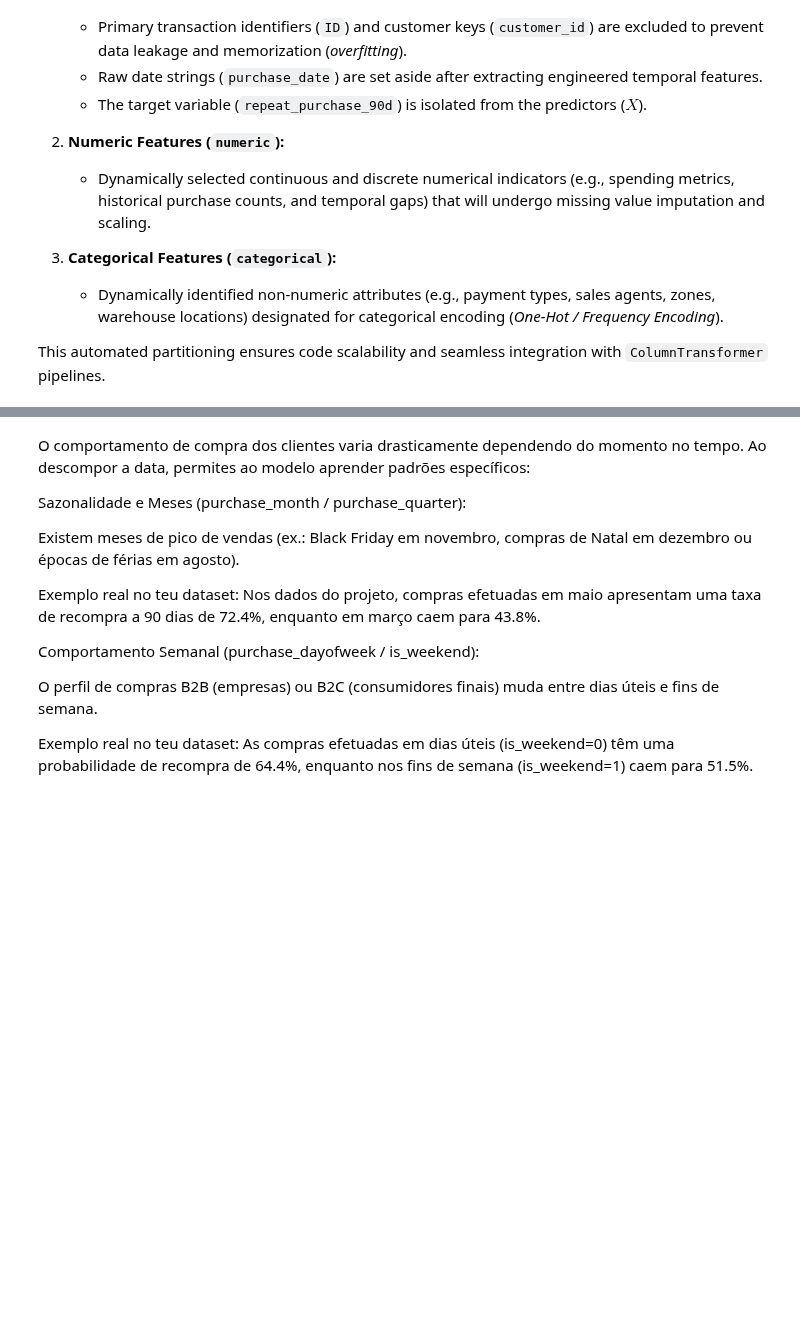
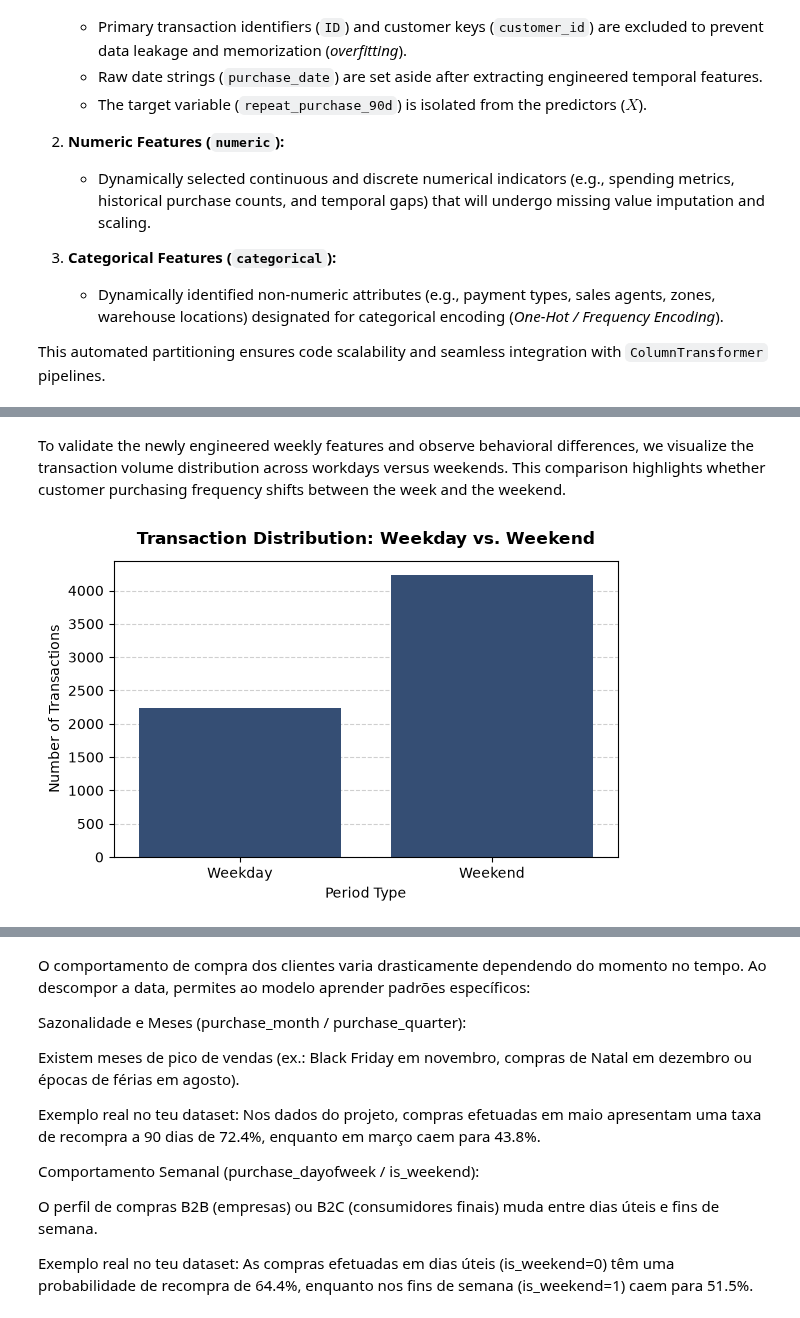
Before and after one commit to Diogosousa03/ML_Grupo18, a Jupyter notebook: notebooks/train/2_DataCleaning.ipynb, the cells around one changed output, grey strips where cells are left out. Drawn from its saved outputs; the diff is of its cells as text; code cells hidden in the pictures; blank space fills up the shorter version.

```diff
--- a/notebooks/train/2_DataCleaning.ipynb
+++ b/notebooks/train/2_DataCleaning.ipynb
@@ -91,0 +165,22 @@ df_clean['purchase_date'] = pd.to_datetime(df_clean['purchase_date'])
+# %%
+inputFile = "/Users/renata/Library/CloudStorage/OneDrive-NOVAIMS/mestrado/1semestre/AprendizagemAutomatica(S1)/ProjectML/ML_Grupo18/data/trainDataset/train_2_3.csv"
+outputFile = "/Users/renata/Library/CloudStorage/OneDrive-NOVAIMS/mestrado/1semestre/AprendizagemAutomatica(S1)/ProjectML/ML_Grupo18/data/trainDataset/train_2_4.csv"
+
+# Ensure purchase_date is formatted as datetime
+df_clean['purchase_date'] = pd.to_datetime(df_clean['purchase_date'])
+
+# Extraction of cyclic and temporal attributes based on our annual monthly distribution
+df_clean['purchase_year'] = df_clean['purchase_date'].dt.year
+df_clean['purchase_month'] = df_clean['purchase_date'].dt.month
+df_clean['purchase_day'] = df_clean['purchase_date'].dt.day
+df_clean['purchase_dayofweek'] = df_clean['purchase_date'].dt.dayofweek  # 0=Monday, 6=Sunday
+df_clean['purchase_quarter'] = df_clean['purchase_date'].dt.quarter
+df_clean['is_weekend'] = df_clean['purchase_dayofweek'].isin([5, 6]).astype(int)
+
+df_clean.to_csv(outputFile, index=False)
+
+temporal_cols = ['purchase_year', 'purchase_month', 'purchase_day', 'purchase_dayofweek', 'purchase_quarter', 'is_weekend']
+print(f"Dataset read from: {inputFile}")
+print(f"Dataset saved successfully to: {outputFile}")
+print(f"• New temporal attributes created ({len(temporal_cols)}): {temporal_cols}")
+print(f"• Current dataset dimensions: {df_clean.shape[0]} rows x {df_clean.shape[1]} columns")
@@ -91,0 +192,26 @@ df_clean['purchase_date'] = pd.to_datetime(df_clean['purchase_date'])
+# %% [markdown]
+To validate the newly engineered weekly features and observe behavioral differences, we visualize the transaction volume distribution across workdays versus weekends. This comparison highlights whether customer purchasing frequency shifts between the week and the weekend.
+# %%
+# Map is_weekend for clean visualization
+df_clean['weekend_label'] = df_clean['is_weekend'].map({0: 'Weekday', 1: 'Weekend'})
+
+# Plotting Weekday vs. Weekend Distribution with consistent navy styling
+plt.figure(figsize=(6, 4))
+ax = sns.countplot(
+    data=df_clean,
+    x='weekend_label',
+    order=['Weekday', 'Weekend'],
+    color='#2b4c7e',
+    zorder=2
+)
+
+ax.set_axisbelow(True)
+plt.title('Transaction Distribution: Weekday vs. Weekend', fontsize=12, fontweight='bold', pad=12)
+plt.xlabel('Period Type', fontsize=10)
+plt.ylabel('Number of Transactions', fontsize=10)
+plt.grid(axis='y', linestyle='--', alpha=0.6, zorder=1)
+plt.tight_layout()
+
+plt.show()
+# %% [output]
+[figure, added]
```
Also changed, not shown: parts of 25 cells of this notebook, 5 other files.
